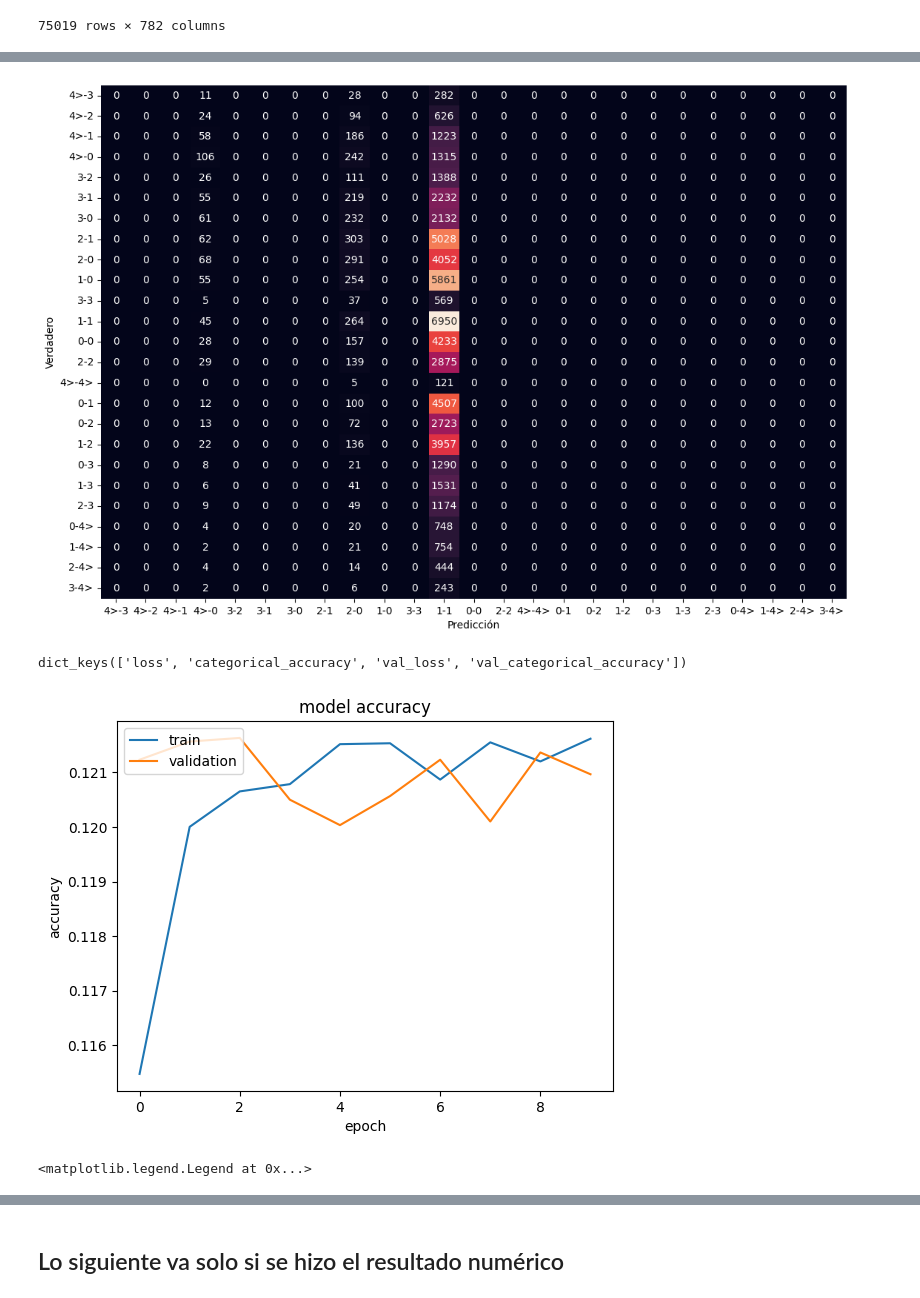
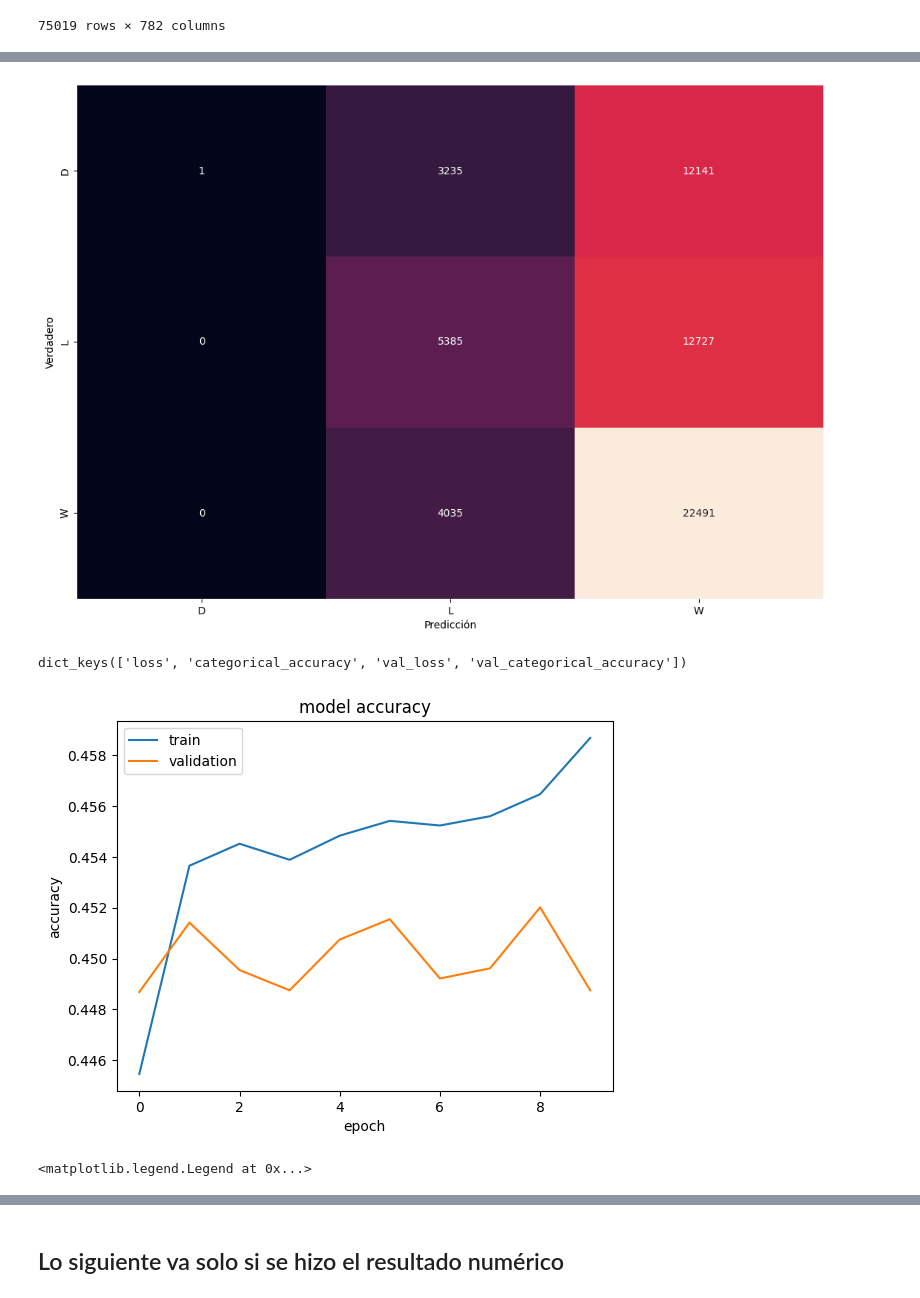
Before and after one commit to GonzaloFuentes1/IPRE-DeepLearningPrediccionDeResultadosDeportivos, a Jupyter notebook: Modelos/Fotmob/fotmob_model.ipynb, the cells around one changed output, grey strips where cells are left out. Saved outputs shown, nothing was run; the diff lists cells and outputs as text; code cells hidden in the pictures.

```diff
--- a/Modelos/Fotmob/fotmob_model.ipynb
+++ b/Modelos/Fotmob/fotmob_model.ipynb
@@ -38,8 +148,8 @@ from sklearn.preprocessing import StandardScaler
 
 # Codificación de etiquetas
 label_encoder = LabelEncoder()
-# Y = label_encoder.fit_transform(df_f["Resultado"])
-Y = label_encoder.fit_transform(df_f["Resultado_Numerico"])
+Y = label_encoder.fit_transform(df_f["Resultado"])
+# Y = label_encoder.fit_transform(df_f["Resultado_Numerico"])
 
 # One-Hot Encoding
 onehot_encoder = OneHotEncoder(sparse=False)
@@ -60,16 +170,12 @@ from tensorflow.keras.layers import Dense, Dropout
 
 
 drop = 0.0
-size_layer = 2 ^ 200
+size_layer = 2 ^ 5
 batch_size = 2 ^ 6
 epoch = 10
 model = Sequential([
     Dense(size_layer, activation='relu',
           input_shape=(X.shape[1],), use_bias=True,),
-    Dense(size_layer, activation='relu', use_bias=True,),
-    Dense(size_layer, activation='relu', use_bias=True,),
-    Dense(size_layer, activation='relu', use_bias=True,),
-    Dense(size_layer, activation='relu', use_bias=True,),
     Dense(Y.shape[1], activation='softmax', use_bias=True,)
 ])
 # # Compilamos el modelo
@@ -127,20 +233,20 @@ y_test_metrics_copy = deepcopy(y_test_metrics)
 # SOLO SI ES RESULTADO NUMERICO
 # orden_bonito_max5 = np.array([18, 21, 22, 24, 27, 31, 14, 17, 23, 25, 28, 32, 13, 12, 19,
 #                               26, 29, 33, 11, 10, 9, 16, 30, 34, 8, 7, 6, 5, 20, 35, 4, 3, 2, 1, 0, 15])
-orden_bonito_max4 = np.array(
-    [12, 15, 16, 18, 21, 9, 11, 17, 19, 22, 8, 7, 13, 20, 23, 6, 5, 4,10, 24, 3, 2, 1, 0, 14])
-orden_bonito = orden_bonito_max4
+# orden_bonito_max4 = np.array(
+#     [12, 15, 16, 18, 21, 9, 11, 17, 19, 22, 8, 7, 13, 20, 23, 6, 5, 4,10, 24, 3, 2, 1, 0, 14])
+# orden_bonito = orden_bonito_max4
 
-label = [0 for i in range(len(orden_bonito))]
-for i in range(len(label_encoder.classes_)):
-    label[orden_bonito[i]] = label_encoder.classes_[i]
-    y_pred[y_pred_copy == i] = orden_bonito[i]
-    y_test_metrics[y_test_metrics_copy == i] = orden_bonito[i]
+# label = [0 for i in range(len(orden_bonito))]
+# for i in range(len(label_encoder.classes_)):
+#     label[orden_bonito[i]] = label_encoder.classes_[i]
+#     y_pred[y_pred_copy == i] = orden_bonito[i]
+#     y_test_metrics[y_test_metrics_copy == i] = orden_bonito[i]
 
-label = np.array(label)
+# label = np.array(label)
 ###########################################################################################################
 # RESULTADO GENERAL
-# label =label_encoder.classes_
+label =label_encoder.classes_
 ###########################################################################################################
 # Matriz de confusión
 conf_matrix = confusion_matrix(y_test_metrics, y_pred)
@@ -172,4 +278,4 @@ plt.legend(['train', 'validation'], loc='upper left')
-[figure, old version]
+[figure, new version]
 dict_keys(['loss', 'categorical_accuracy', 'val_loss', 'val_categorical_accuracy'])
-[figure, old version]
+[figure, new version]
 <matplotlib.legend.Legend at 0x...>
```
Also changed, not shown: parts of 9 cells of this notebook, 2 other files.
